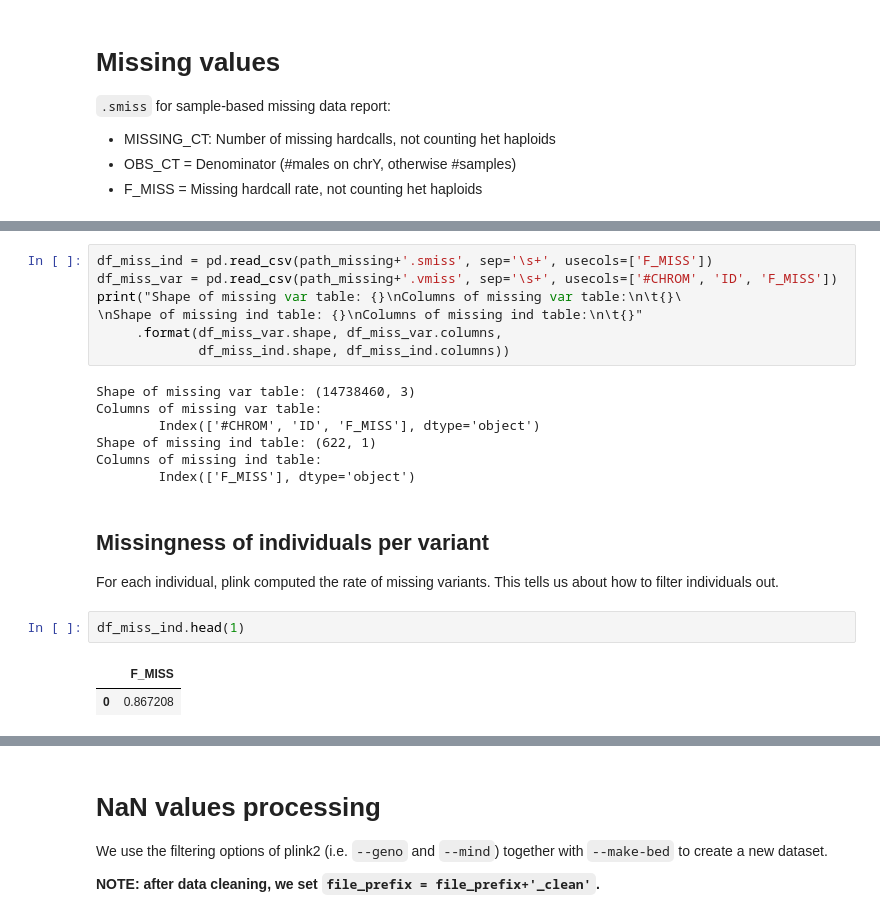
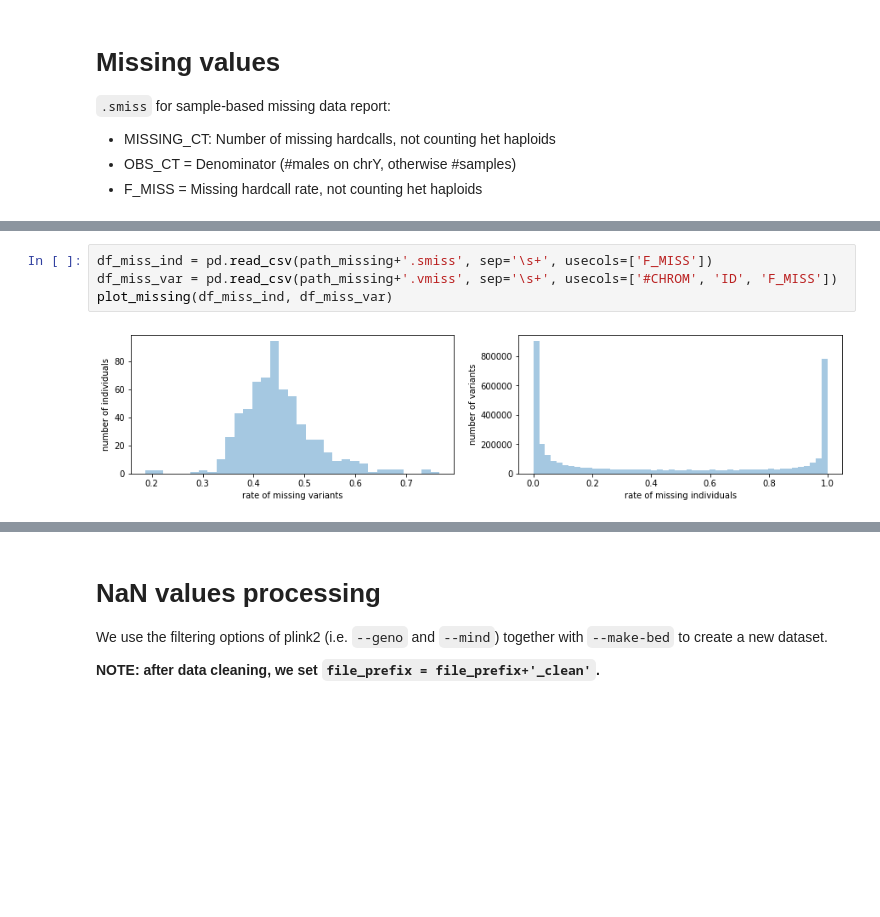
Before and after one commit to matthiaszeller/HBV, a Jupyter notebook: Host genotypes - Data preparation.ipynb, the cells around one changed output, grey strips where cells are left out. Saved outputs shown, nothing was run; the diff lists cells and outputs as text; blank space fills up the shorter version.

```diff
--- a/Host genotypes - Data preparation.ipynb
+++ b/Host genotypes - Data preparation.ipynb
@@ -213,23 +278,6 @@ Log written to 'data/plink/log/missing.log'
 # %%
 df_miss_ind = pd.read_csv(path_missing+'.smiss', sep='\s+', usecols=['F_MISS'])
 df_miss_var = pd.read_csv(path_missing+'.vmiss', sep='\s+', usecols=['#CHROM', 'ID', 'F_MISS'])
-print("Shape of missing var table: {}\nColumns of missing var table:\n\t{}\
-\nShape of missing ind table: {}\nColumns of missing ind table:\n\t{}"
-     .format(df_miss_var.shape, df_miss_var.columns,
-             df_miss_ind.shape, df_miss_ind.columns))
+plot_missing(df_miss_ind, df_miss_var)
 # %% [output]
-Shape of missing var table: (14738460, 3)
-Columns of missing var table:
-        Index(['#CHROM', 'ID', 'F_MISS'], dtype='object')
-Shape of missing ind table: (622, 1)
-Columns of missing ind table:
-        Index(['F_MISS'], dtype='object')
+[figure, added]
-# %% [markdown]
-## Missingness of individuals per variant
-
-For each individual, plink computed the rate of missing variants. This tells us about how to filter individuals out.
-# %%
-df_miss_ind.head(1)
-# %% [output]
-|  | F_MISS |
-| 0 | 0.867208 |
```
Also changed, not shown: parts of 31 cells of this notebook.
